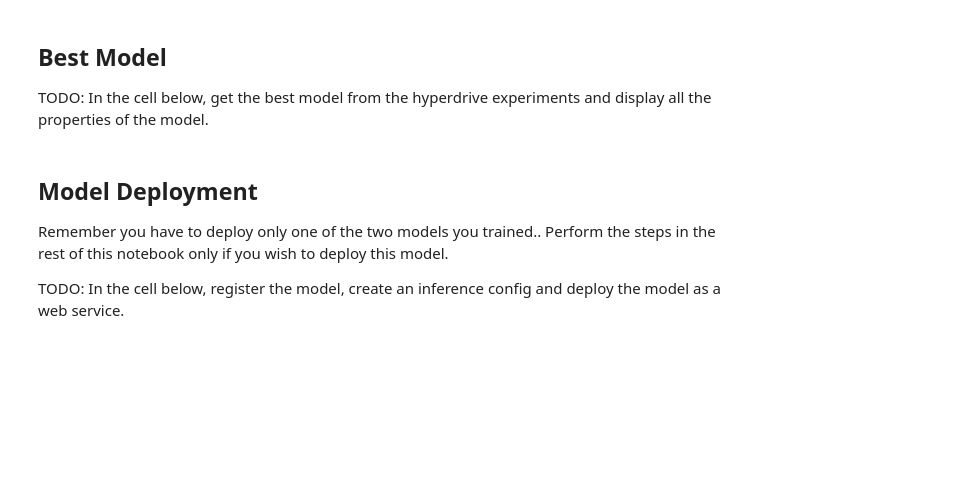
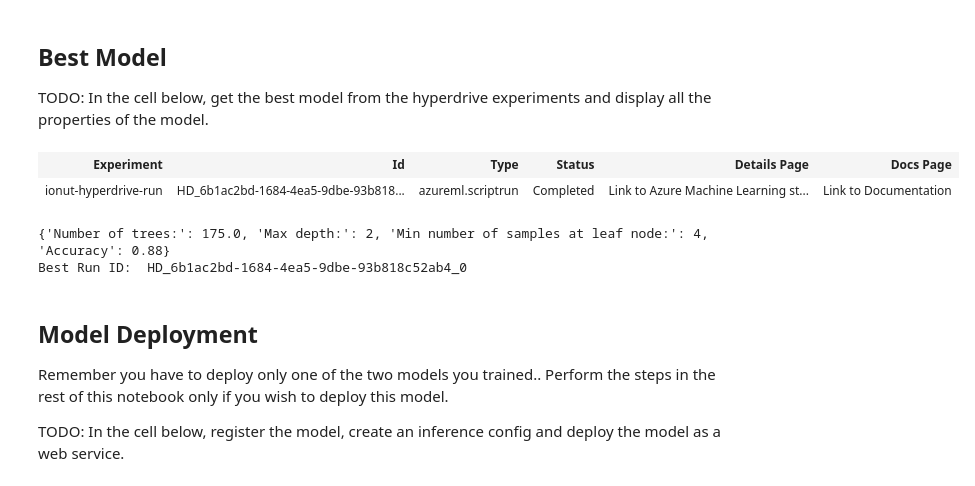
Before and after one commit to ionut-ml/nd00333-capstone, a Jupyter notebook: starter_file/hyperparameter_tuning.ipynb, the cells around one changed output. Drawn from its saved outputs; the diff is of its cells as text; code cells hidden in the pictures; blank space fills up the shorter version.

```diff
--- a/starter_file/hyperparameter_tuning.ipynb
+++ b/starter_file/hyperparameter_tuning.ipynb
@@ -68,23 +91,27 @@ df.describe()
 
 TODO: Explain the model you are using and the reason for chosing the different hyperparameters, termination policy and config settings.
 # %%
+from azureml.core import Environment
 from azureml.train.hyperdrive import BanditPolicy
 from azureml.train.hyperdrive import RandomParameterSampling
 from azureml.train.hyperdrive import choice
+from azureml.core import ScriptRunConfig
+from azureml.train.hyperdrive import HyperDriveConfig
+from azureml.train.hyperdrive.run import PrimaryMetricGoal
 
 # TODO: Create an early termination policy. This is not required if you are using Bayesian sampling.
 early_termination_policy = BanditPolicy(slack_factor = 0.1, evaluation_interval=1, delay_evaluation=5)
 
 #TODO: Create the different params that you will be using during training
 param_sampling = RandomParameterSampling( {
-    '--n_estimators': choice(100, 125, 150, 175, 200, 225)
+    '--n_estimators': choice(100, 125, 150, 175, 200, 225),
     '--max_depth': choice(2, 4, 6, 8, 10),
     '--min_samples_leaf': choice(2, 4, 6, 8, 10)
     }
 )
 
 # create or retrieve an environment
-env = Environment.get(ws, name='MyEnvironment')
+env = Environment.get(ws, name='AzureML-Tutorial')
 
 #TODO: Create your estimator and hyperdrive config
 config = ScriptRunConfig(source_directory='.',
@@ -103,7 +130,7 @@ hyperdrive_run_config = HyperDriveConfig(
 )
 # %%
 #TODO: Submit your experiment
-hdr = exp.submit(config=hyperdrive_run_config)
+hdr = experiment.submit(config=hyperdrive_run_config)
 # %% [markdown]
 ## Run Details
 
@@ -125,6 +186,11 @@ import joblib
 # Get your best run and save the model from that run.
 
 best_hdr_run = hdr.get_best_run_by_primary_metric()
+# %%
+hdr.get_best_run_by_primary_metric()
+# %% [output]
+| Experiment | Id | Type | Status | Details Page | Docs Page |
+| ionut-hyperdrive-run | HD_6b1ac2bd-1684-4ea5-9dbe-93b818... | azureml.scriptrun | Completed | Link to Azure Machine Learning st... | Link to Documentation |
 # %%
 # Get & print metrics for best run
 best_hdr_run_metrics = best_hdr_run.get_metrics()
@@ -132,6 +198,9 @@ print(best_hdr_run_metrics)
 
 # Print ID for best run
 print('Best Run ID: ', best_hdr_run.id)
+# %% [output]
+{'Number of trees:': 175.0, 'Max depth:': 2, 'Min number of samples at leaf node:': 4, 'Accuracy': 0.88}
+Best Run ID:  HD_6b1ac2bd-1684-4ea5-9dbe-93b818c52ab4_0
 # %%
 #TODO: Save the best model
 # joblib.dump(best_hdr_run, './outputs/model.joblib')
```
Also changed, not shown: parts of 5 cells of this notebook, 2 other files.
